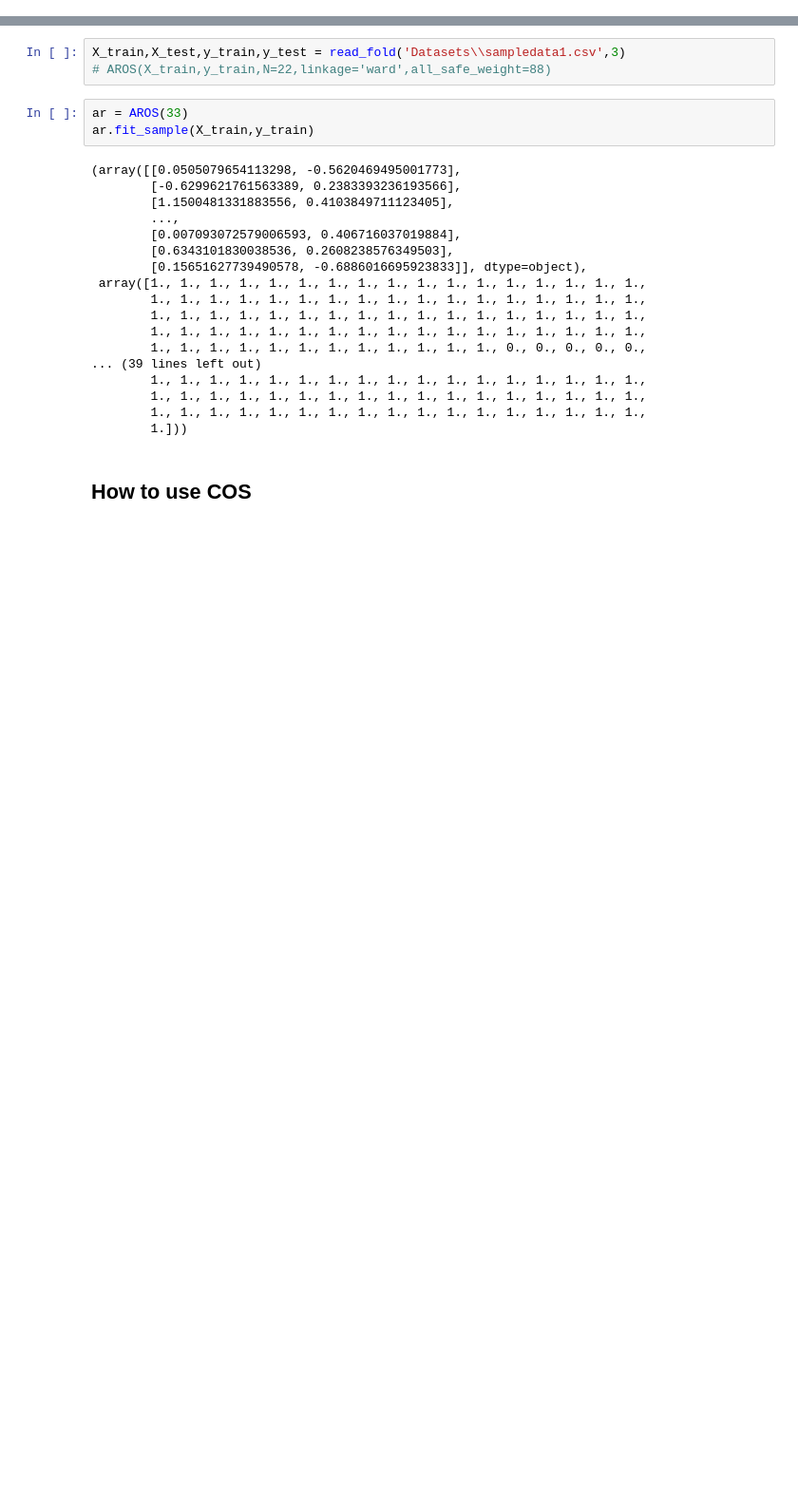
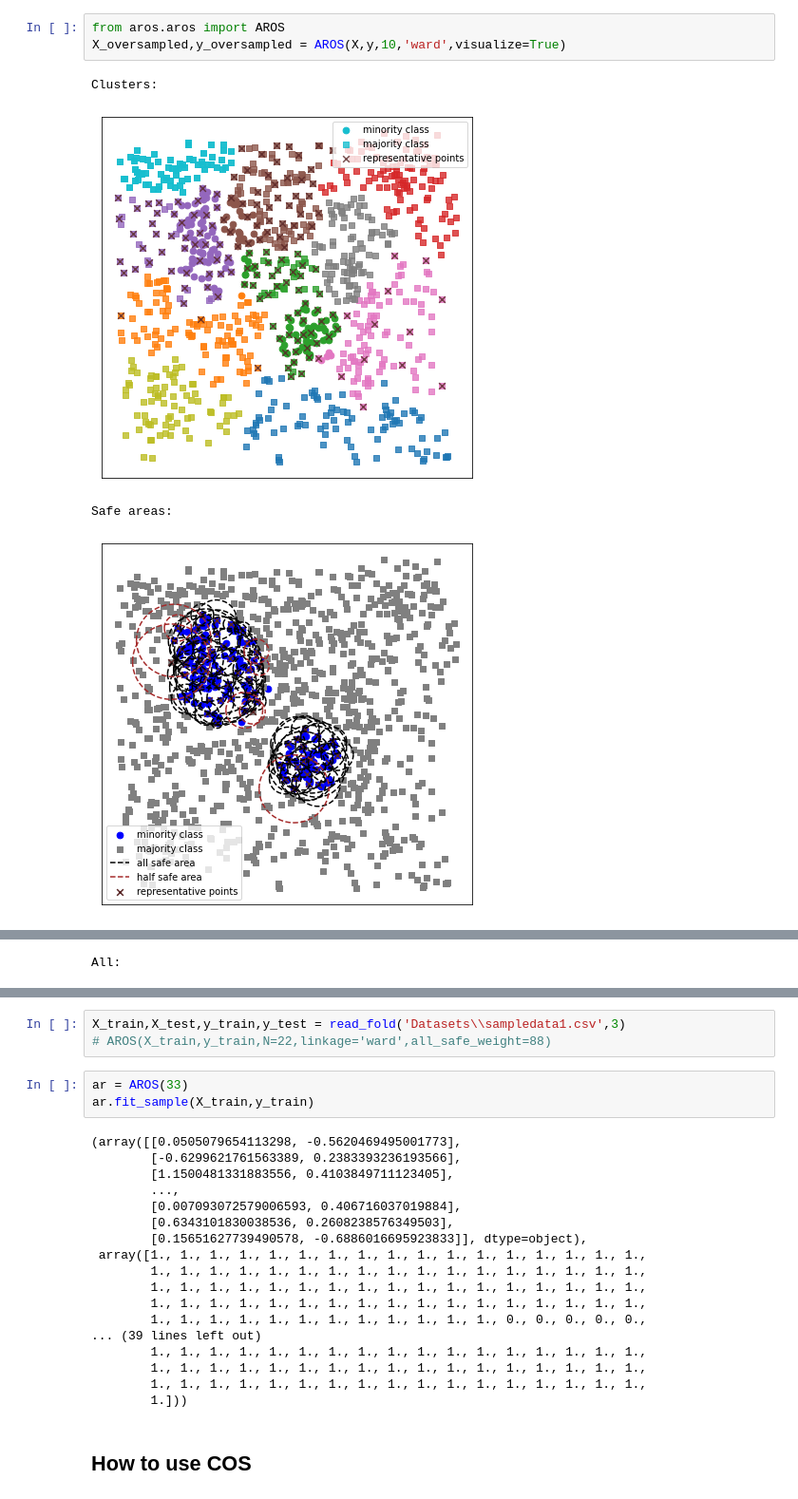
Before and after one commit to ghostqriver/AROSS, a Jupyter notebook: AROS guidance.ipynb, the cells around one changed output, grey strips where cells are left out. Shown at 95% size. Saved outputs shown, nothing was run; the diff lists cells and outputs as text; blank space fills up the shorter version.

```diff
--- a/AROS guidance.ipynb
+++ b/AROS guidance.ipynb
@@ -24,0 +23,8 @@ from baseline.baseline import *
+# %%
+from aros.aros import AROS
+X_oversampled,y_oversampled = AROS(X,y,10,'ward',visualize=True)
+# %% [output]
+Clusters:
+[figure, added]
+Safe areas:
+[figure, added]
@@ -24,0 +49 @@ from baseline.baseline import *
+All:
```
Also changed, not shown: parts of 8 cells of this notebook, 8 other files.
